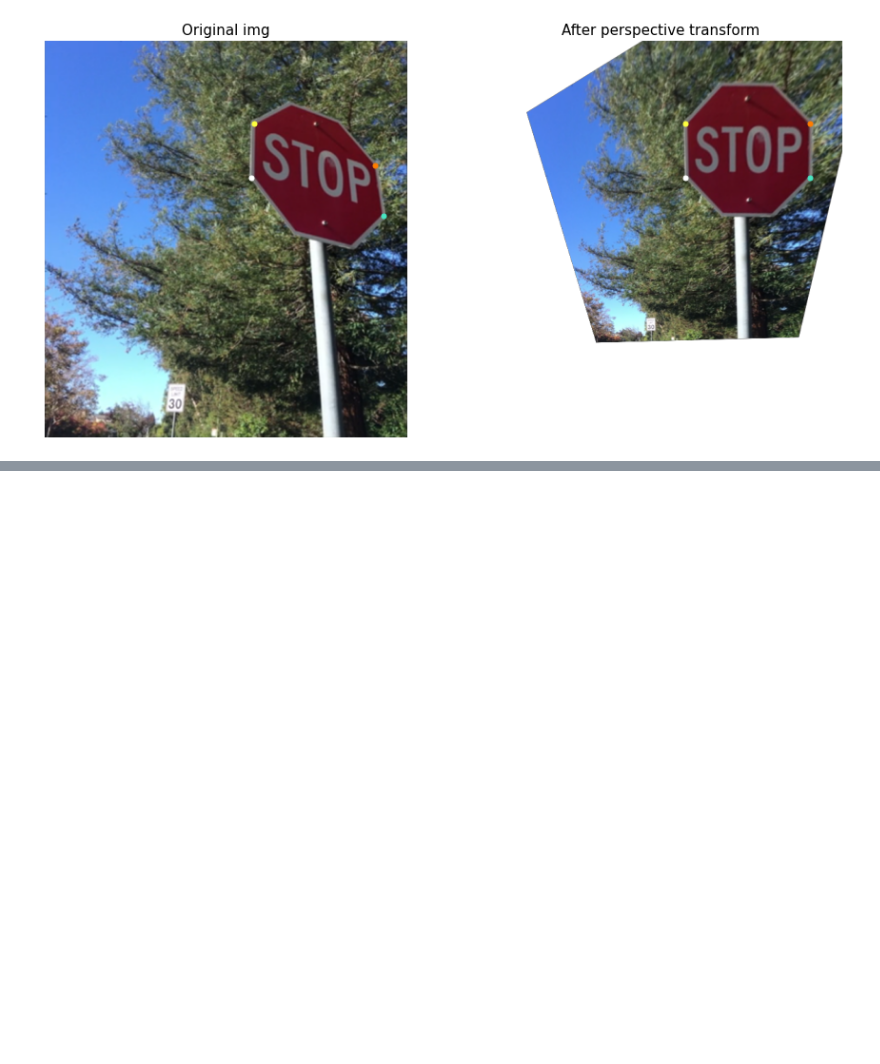
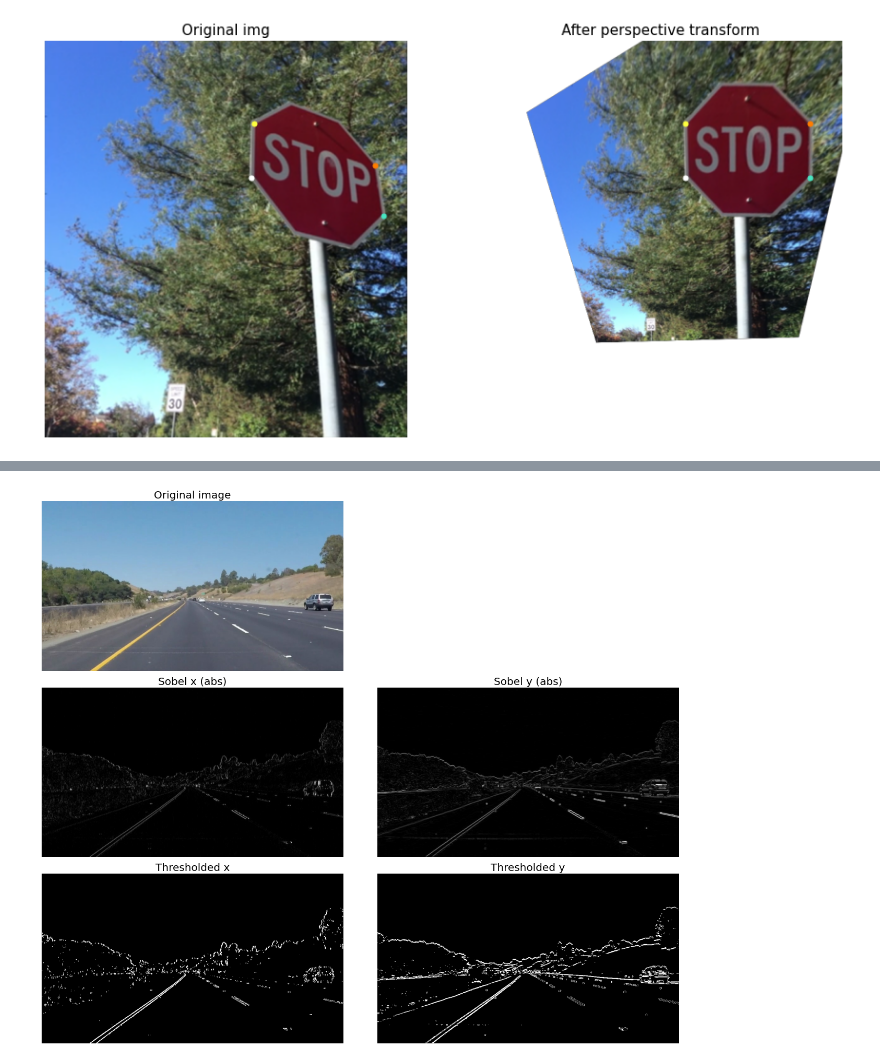
Before and after one commit to pietroventurini/Lane-Lines-Detection, a Jupyter notebook: Advanced_lane_lines_detection.ipynb, the cells around one changed output, grey strips where cells are left out. Drawn from its saved outputs; the diff is of its cells as text; code cells hidden in the pictures; blank space fills up the shorter version.

Commit message:
add Sobel operator

```diff
--- a/Advanced_lane_lines_detection.ipynb
+++ b/Advanced_lane_lines_detection.ipynb
@@ -184,0 +247,6 @@ ax2.set_axis_off()
+# %%
+# test abs_sobel_thresh
+img = mpimg.imread('test_images/solidYellowCurve.jpg')
+sxbinary, sybinary = abs_sobel_thresh(img, kernel_size=3, thresh=(35,100), visualize=True)
+# %% [output]
+[figure, added]
```
Also changed, not shown: parts of 11 cells of this notebook, 1 other file.
